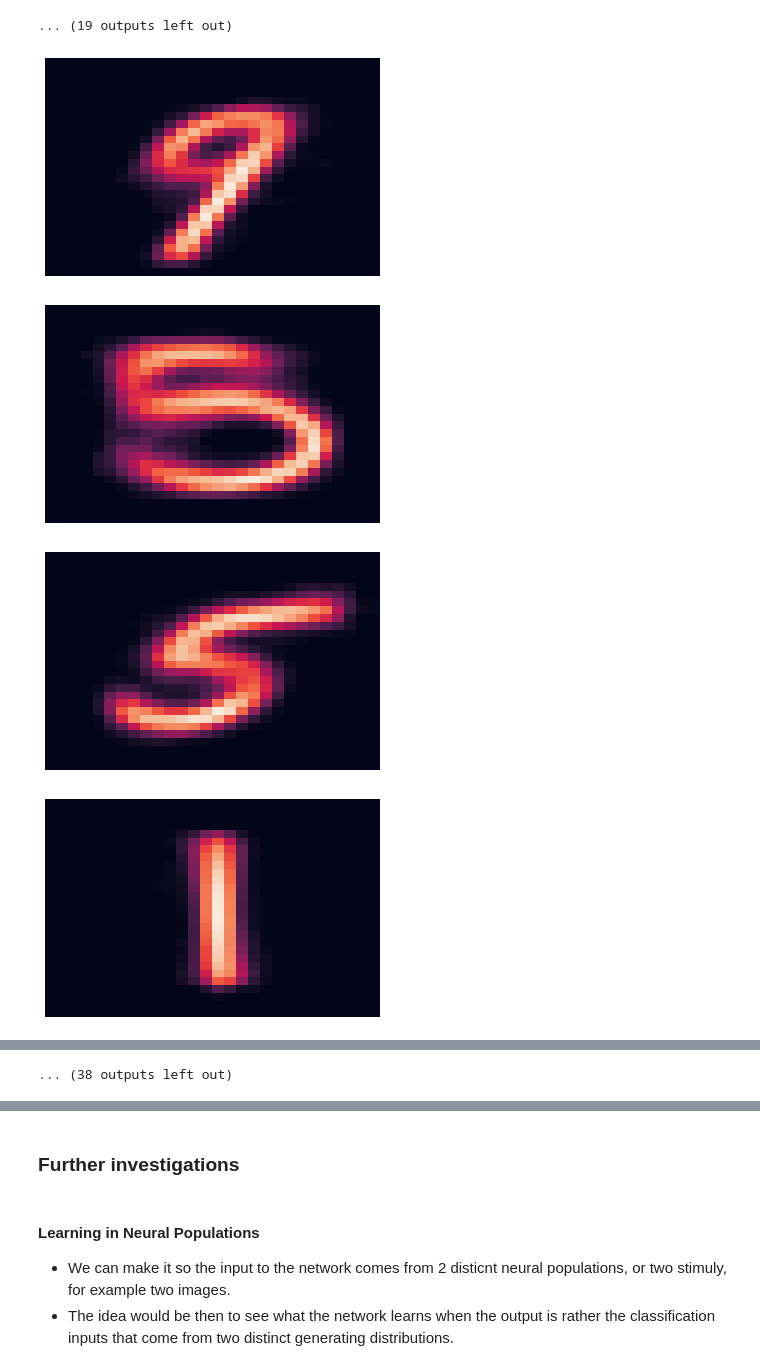
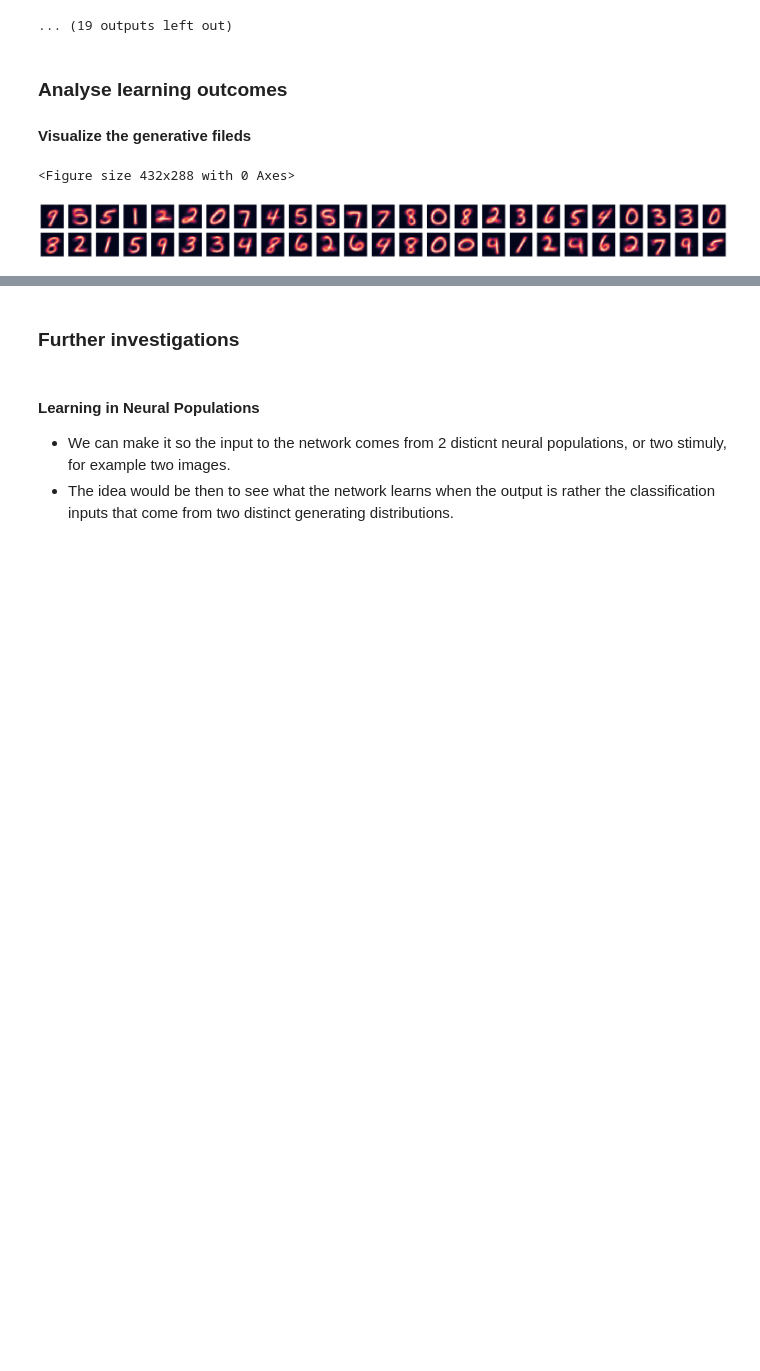
Before and after one commit to Sann5/neural_populations, a Jupyter notebook: simulations/code/modeling_neural_population_with_GMMs.ipynb, the cells around one changed output, grey strips where cells are left out. Cells and saved outputs as stored; diff of their text form; code cells hidden in the pictures; blank space fills up the shorter version.

```diff
--- a/simulations/code/modeling_neural_population_with_GMMs.ipynb
+++ b/simulations/code/modeling_neural_population_with_GMMs.ipynb
@@ -568,35 +568,43 @@ Epoch 12
 [interactive output not drawn]
 [interactive output not drawn]
 ... (19 outputs left out)
+# %% [markdown]
+### Analyse learning outcomes
+#### Visualize the generative fileds
 # %%
+# libraries
+import seaborn as sns
+import matplotlib.pyplot as plt
+import pandas as pd
+import numpy as np
+
 # Split into mixtures
 gfs = torch.tensor_split(Lambda, output_dim, dim=0)
 
-# Reshape into 27by27
-list = []
-for gf in gfs:
-    list.append(gf.reshape(28, 28))
-
 # Transform back into the pixel relm
-weights_to_image = transforms.Compose([
+weights_to_numpy = transforms.Compose([
     transforms.Lambda(lambda x: x - 1),
+    transforms.Lambda(lambda x: x.reshape(28, 28)),
     #transforms.Lambda(lambda x: torch.round(x)),
     transforms.Lambda(lambda x: x / x.sum()),
     transforms.Lambda(lambda x: x.numpy())])
     #transforms.Lambda(lambda x: x * 50),
     #transforms.ToPILImage(mode='L')])
 
 # Make list of images
 np_arrays = []
-for array in list:
-    np_arrays.append(weights_to_image(array))
+for gf in gfs:
+    np_arrays.append(weights_to_numpy(gf))
 
-# Display images
-for array in np_arrays:
-    sns.heatmap(array, xticklabels=False, yticklabels=False, cbar=False)
-    plt.show()
+# Make plots
+plt.subplots_adjust(wspace=0.001, hspace=0.001)
+fig, axs = plt.subplots(2, 25, figsize=(32,2.5))
+
+for array, ax in zip(np_arrays, axs.ravel()):
+    # filter df for ticker and plot on specified axes
+    sns.heatmap(array, xticklabels=False, yticklabels=False, cbar=False, ax=ax)
+
+plt.show()
 # %% [output]
+<Figure size 432x288 with 0 Axes>
-[figure, old version]
+[figure, new version]
-[figure, removed]
-[figure, removed]
-[figure, removed]
@@ -611 +610,0 @@ for array in np_arrays:
-... (38 outputs left out)
```
Also changed, not shown: parts of 33 cells of this notebook, 3 other files.
